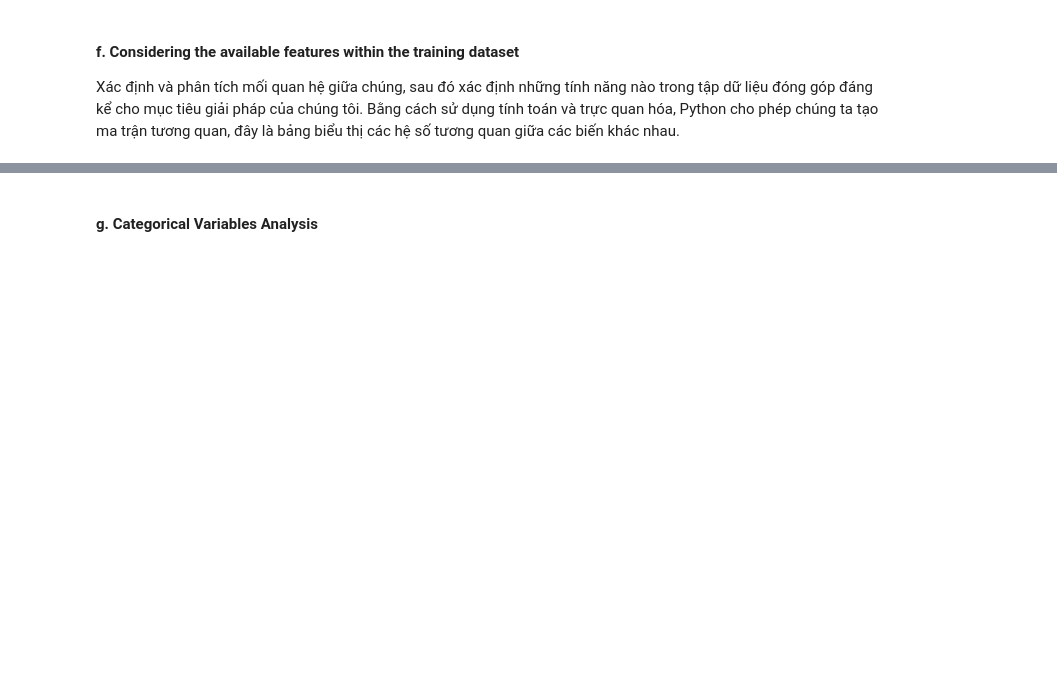
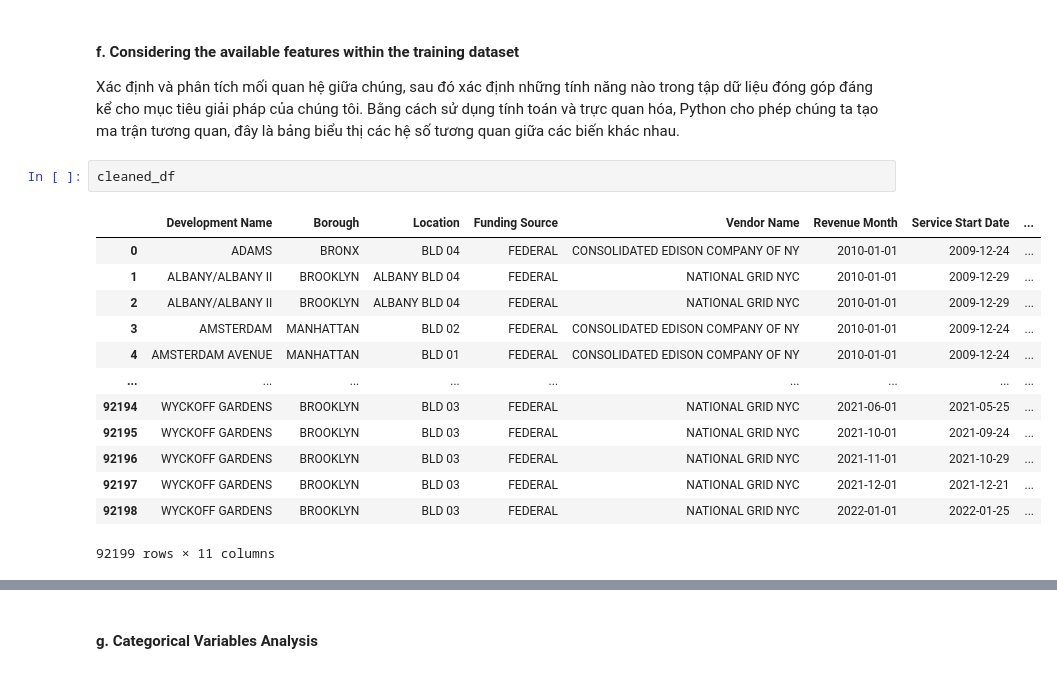
Before and after one commit to snguyenduongtruong/DataScience_ProgrammingProject, a Jupyter notebook: 2.2-EDA.ipynb, the cells around one changed output, grey strips where cells are left out. Cells and saved outputs as stored; diff of their text form; blank space fills up the shorter version.

```diff
--- a/2.2-EDA.ipynb
+++ b/2.2-EDA.ipynb
@@ -151,4 +149,20 @@ Consumption (Therms)                   0.9                        1.0
 # %% [markdown]
 #### f. Considering the available features within the training dataset
 Xác định và phân tích mối quan hệ giữa chúng, sau đó xác định những tính năng nào trong tập dữ liệu đóng góp đáng kể cho mục tiêu giải pháp của chúng tôi. Bằng cách sử dụng tính toán và trực quan hóa, Python cho phép chúng ta tạo ma trận tương quan, đây là bảng biểu thị các hệ số tương quan giữa các biến khác nhau.
+# %%
+cleaned_df
+# %% [output]
+|  | Development Name | Borough | Location | Funding Source | Vendor Name | Revenue Month | Service Start Date | ... |
+| 0 | ADAMS | BRONX | BLD 04 | FEDERAL | CONSOLIDATED EDISON COMPANY OF NY | 2010-01-01 | 2009-12-24 | ... |
+| 1 | ALBANY/ALBANY II | BROOKLYN | ALBANY BLD 04 | FEDERAL | NATIONAL GRID NYC | 2010-01-01 | 2009-12-29 | ... |
+| 2 | ALBANY/ALBANY II | BROOKLYN | ALBANY BLD 04 | FEDERAL | NATIONAL GRID NYC | 2010-01-01 | 2009-12-29 | ... |
+| 3 | AMSTERDAM | MANHATTAN | BLD 02 | FEDERAL | CONSOLIDATED EDISON COMPANY OF NY | 2010-01-01 | 2009-12-24 | ... |
+| 4 | AMSTERDAM AVENUE | MANHATTAN | BLD 01 | FEDERAL | CONSOLIDATED EDISON COMPANY OF NY | 2010-01-01 | 2009-12-24 | ... |
+| ... | ... | ... | ... | ... | ... | ... | ... | ... |
+| 92194 | WYCKOFF GARDENS | BROOKLYN | BLD 03 | FEDERAL | NATIONAL GRID NYC | 2021-06-01 | 2021-05-25 | ... |
+| 92195 | WYCKOFF GARDENS | BROOKLYN | BLD 03 | FEDERAL | NATIONAL GRID NYC | 2021-10-01 | 2021-09-24 | ... |
+| 92196 | WYCKOFF GARDENS | BROOKLYN | BLD 03 | FEDERAL | NATIONAL GRID NYC | 2021-11-01 | 2021-10-29 | ... |
+| 92197 | WYCKOFF GARDENS | BROOKLYN | BLD 03 | FEDERAL | NATIONAL GRID NYC | 2021-12-01 | 2021-12-21 | ... |
+| 92198 | WYCKOFF GARDENS | BROOKLYN | BLD 03 | FEDERAL | NATIONAL GRID NYC | 2022-01-01 | 2022-01-25 | ... |
+92199 rows × 11 columns
 # %%
```
Also changed, not shown: parts of 10 cells of this notebook.
